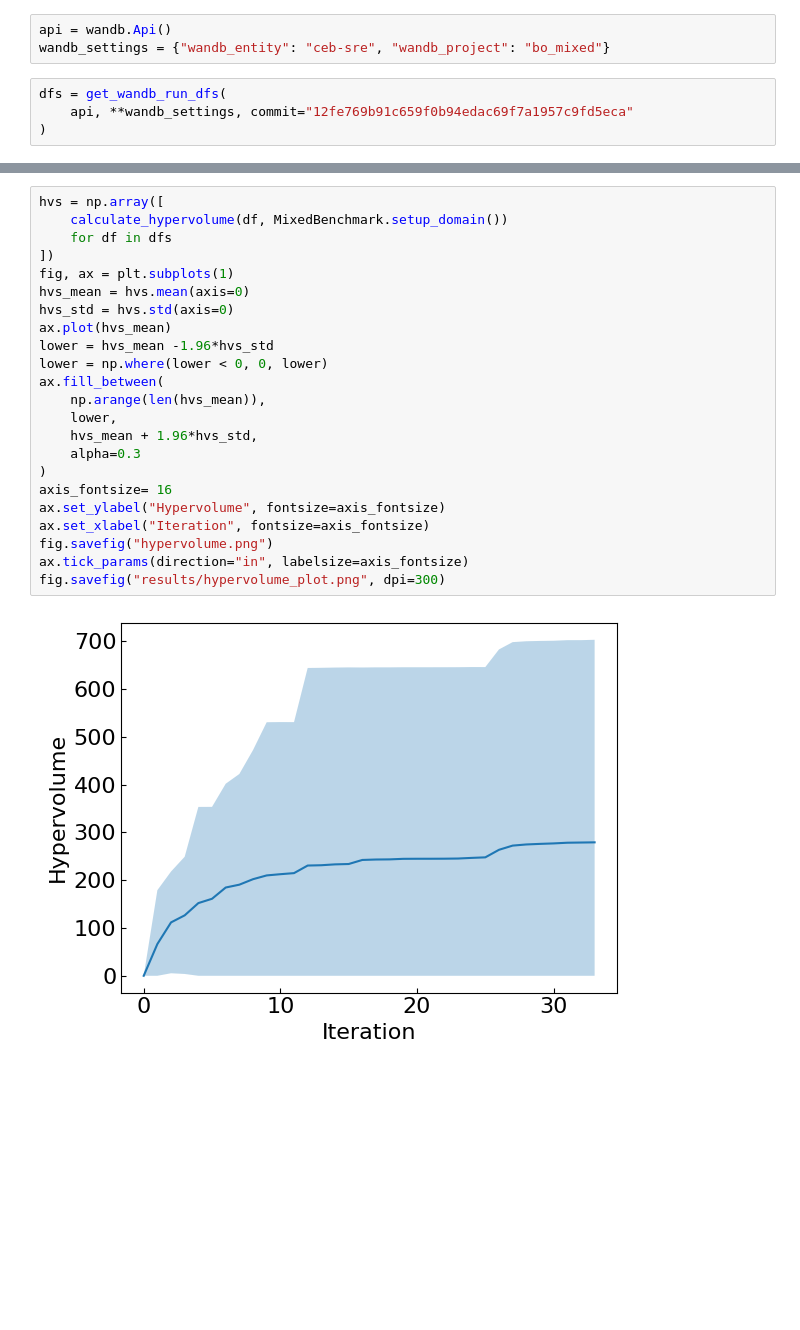
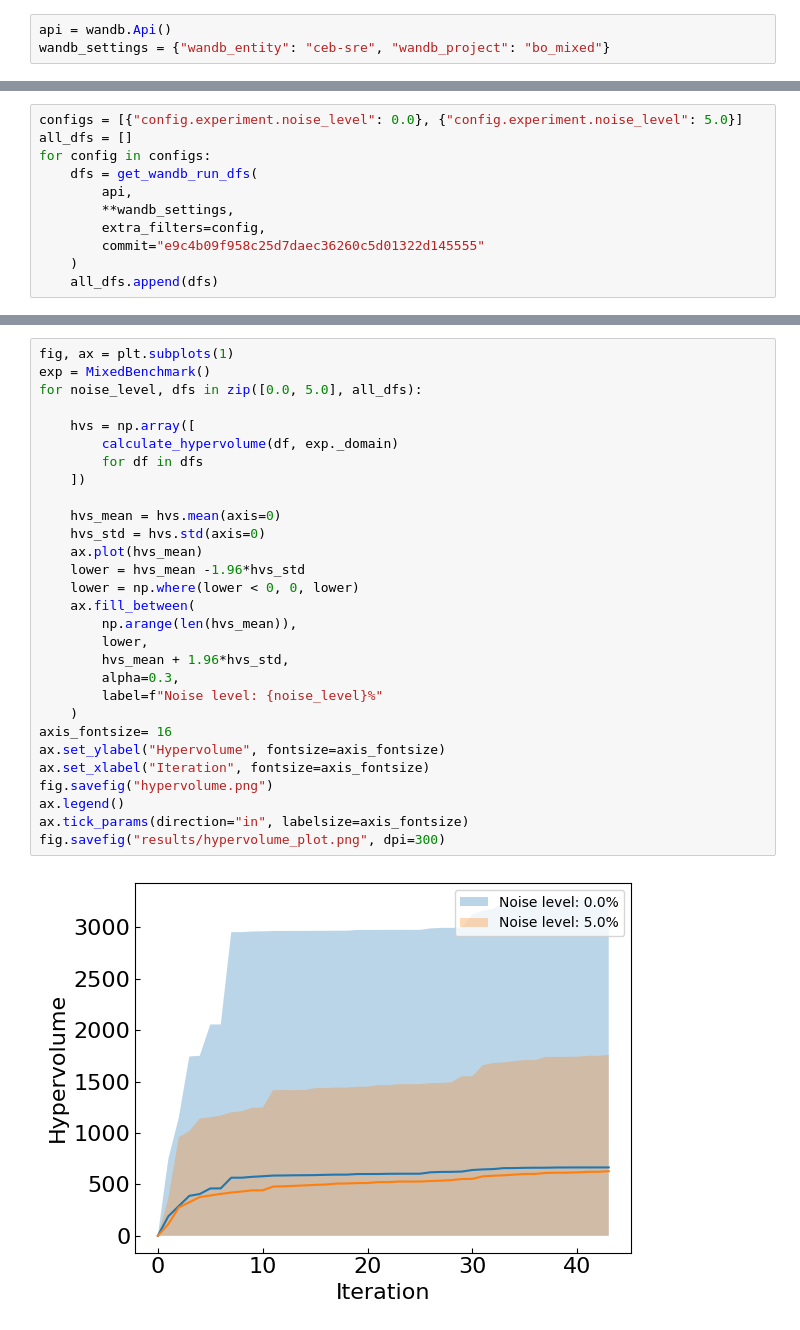
Before and after one commit to sustainable-processes/bo_mixed, a Jupyter notebook: analysis.ipynb, the cells around one changed output, grey strips where cells are left out. Cells and saved outputs as stored; diff of their text form; blank space fills up the shorter version.

Commit message:
Run noise comparison experiments

```diff
--- a/analysis.ipynb
+++ b/analysis.ipynb
@@ -10,7 +10,3 @@ import numpy as np
 # %%
 api = wandb.Api()
 wandb_settings = {"wandb_entity": "ceb-sre", "wandb_project": "bo_mixed"}
-# %%
-dfs = get_wandb_run_dfs(
-    api, **wandb_settings, commit="12fe769b91c659f0b94edac69f7a1957c9fd5eca"
-)
@@ -37,0 +13,11 @@ wandb:   1 of 1 files downloaded.
+# %%
+configs = [{"config.experiment.noise_level": 0.0}, {"config.experiment.noise_level": 5.0}]
+all_dfs = []
+for config in configs:
+    dfs = get_wandb_run_dfs(
+        api,
+        **wandb_settings,
+        extra_filters=config,
+        commit="e9c4b09f958c25d7daec36260c5d01322d145555"
+    )
+    all_dfs.append(dfs)
@@ -38,25 +42,31 @@ wandb:   1 of 1 files downloaded.
 # %%
-hvs = np.array([
-    calculate_hypervolume(df, MixedBenchmark.setup_domain())
-    for df in dfs
-])
 fig, ax = plt.subplots(1)
-hvs_mean = hvs.mean(axis=0)
-hvs_std = hvs.std(axis=0)
-ax.plot(hvs_mean)
-lower = hvs_mean -1.96*hvs_std
-lower = np.where(lower < 0, 0, lower)
-ax.fill_between(
-    np.arange(len(hvs_mean)),
-    lower,
-    hvs_mean + 1.96*hvs_std,
-    alpha=0.3
-)
+exp = MixedBenchmark()
+for noise_level, dfs in zip([0.0, 5.0], all_dfs):
+
+    hvs = np.array([
+        calculate_hypervolume(df, exp._domain)
+        for df in dfs
+    ])
+
+    hvs_mean = hvs.mean(axis=0)
+    hvs_std = hvs.std(axis=0)
+    ax.plot(hvs_mean)
+    lower = hvs_mean -1.96*hvs_std
+    lower = np.where(lower < 0, 0, lower)
+    ax.fill_between(
+        np.arange(len(hvs_mean)),
+        lower,
+        hvs_mean + 1.96*hvs_std,
+        alpha=0.3,
+        label=f"Noise level: {noise_level}%"
+    )
 axis_fontsize= 16
 ax.set_ylabel("Hypervolume", fontsize=axis_fontsize)
 ax.set_xlabel("Iteration", fontsize=axis_fontsize)
 fig.savefig("hypervolume.png")
+ax.legend()
 ax.tick_params(direction="in", labelsize=axis_fontsize)
 fig.savefig("results/hypervolume_plot.png", dpi=300)
 # %% [output]
-[figure, old version]
+[figure, new version]
```
Also changed, not shown: parts of 2 cells of this notebook, 42 other files.
